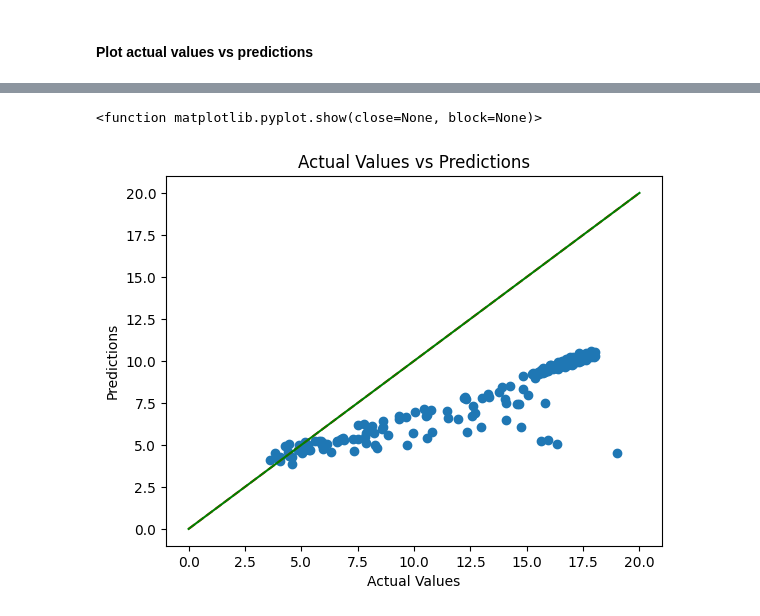
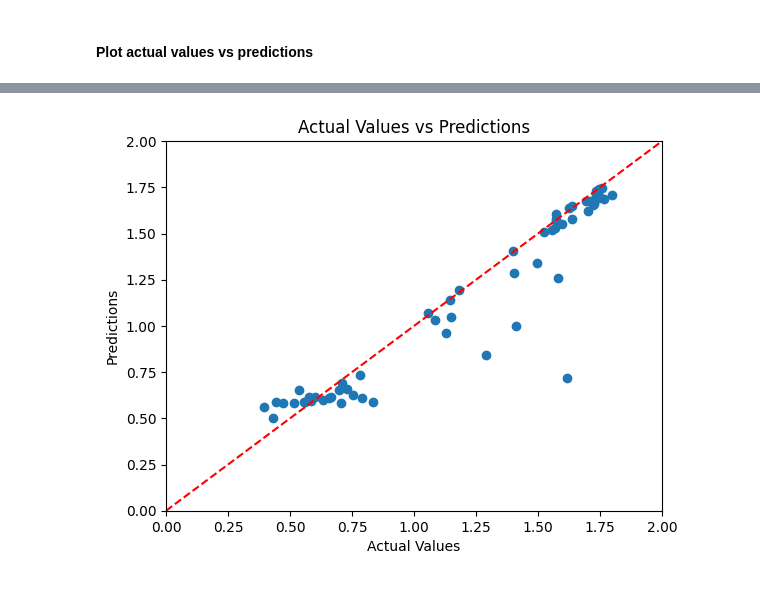
Before and after one commit to umerghafoor/battery-degradation-trajectory-prediction, a Jupyter notebook: neuralnetwoks_lifetime_prediction.ipynb, the cells around one changed output, grey strips where cells are left out. Drawn from its saved outputs; the diff is of its cells as text; code cells hidden in the pictures.

```diff
--- a/neuralnetwoks_lifetime_prediction.ipynb
+++ b/neuralnetwoks_lifetime_prediction.ipynb
@@ -14,5 +13,5 @@ WARNING:tensorflow:From c:\Users\Hp\AppData\Local\Programs\Python\Python311\Lib\
 # %%
-csv_file_path = 'extracted_data/extracted_data_3.5.csv'
+csv_file_path = 'extracted_data/extracted_data_3.4.csv'
 
 df = pd.read_csv(csv_file_path)
 
@@ -23,9 +22,9 @@ df.shape
 X = df.iloc[:, :-2]
 y = df.iloc[:, -1:]
 
-y = y*10
+# y = y*100
 
-X_train, X_test, y_train, y_test = train_test_split(X, y, test_size=0.15, random_state=42)
+X_train, X_test, y_train, y_test = train_test_split(X, y, test_size=0.2, random_state=42)
 
 # Print the shapes of the resulting sets
 print("X_train shape:", X_train.shape)
@@ -79,11 +62,9 @@ X_train
 # %%
 model = keras.Sequential([
     layers.Dense(64, activation='relu', input_shape=(X_train.shape[1],)),
-    layers.Dropout(0.5),
     layers.Dense(256, activation='relu'),
-    layers.Dropout(0.5),
+    layers.Dropout(0.1),
     layers.Dense(64, activation='relu'),
-    layers.Dropout(0.5),
     layers.Dense(1, activation='linear')
 ])
 
@@ -113,3 +94,3 @@ WARNING:tensorflow:From c:\Users\Hp\AppData\Local\Programs\Python\Python311\Lib\
 # %%
-history = model.fit(X_train, y_train, epochs=100, batch_size=32, validation_split=0.1, verbose=2)
+history = model.fit(X_train, y_train, epochs=500, batch_size=32, validation_split=0.2, verbose=2)
 # %% [output]
@@ -203,16 +167,16 @@ True Value: 14.96  |  Predicted Value: 8.02  |  Difference: 6.94
 #### Plot actual values vs predictions
 # %%
 
-predictions = model.predict(X_train).flatten()
-plt.scatter(y_train, predictions)
+predictions = model.predict(X_test).flatten()
+plt.scatter(y_test, predictions)
 plt.xlabel('Actual Values')
 plt.ylabel('Predictions')
 plt.title('Actual Values vs Predictions')
 
-#plt.xlim(0, 20)
-#plt.ylim(0, 20)
+plt.xlim(0, 2)
+plt.ylim(0, 2)
 
-plt.plot([0, 20], [0, 20], color='red', linestyle='--', label='Slope 1 Line')
+plt.plot([0,2], [0,2], color='red', linestyle='--', label='Slope 1 Line')
 
-plt.show
+plt.show()
 # %% [output]
@@ -220,2 +184 @@ plt.show
-<function matplotlib.pyplot.show(close=None, block=None)>
-[figure, old version]
+[figure, new version]
```
Also changed, not shown: parts of 13 cells of this notebook.
